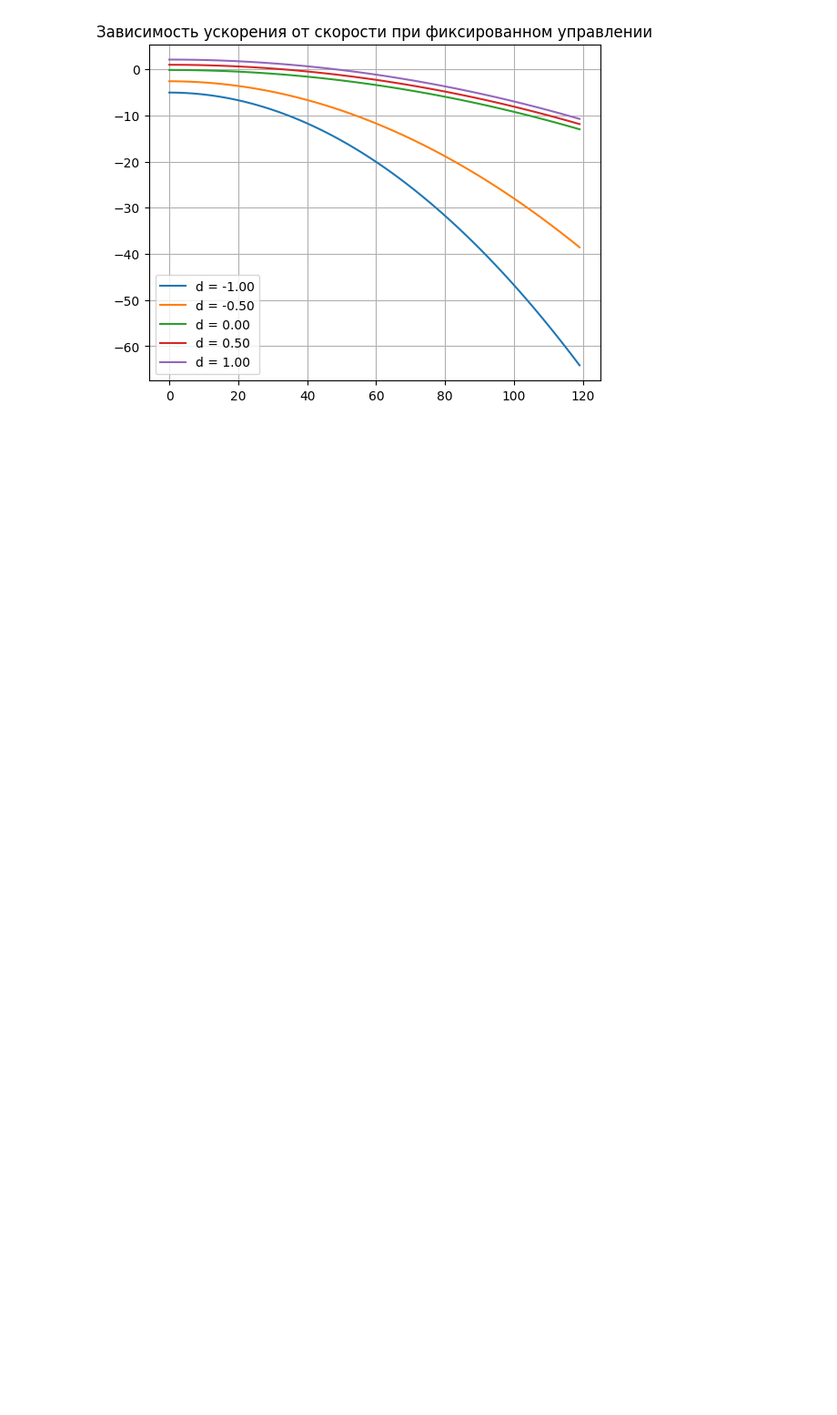
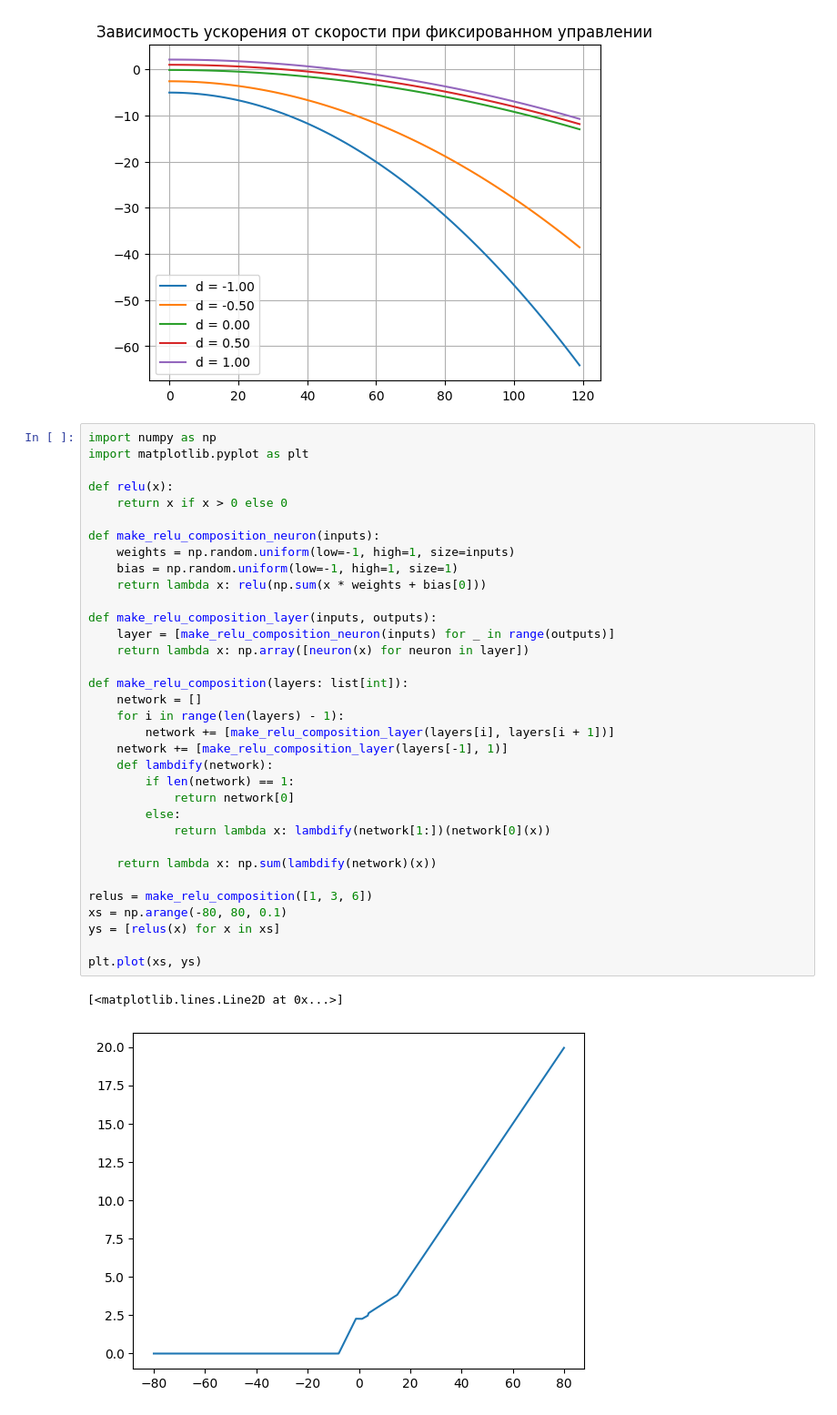
Before and after one commit to artem701/autosim, a Jupyter notebook: doc/autosim.ipynb, the cells around one changed output. Shown: that part at 91% size. Saved outputs shown, nothing was run; the diff lists cells and outputs as text; blank space fills up the shorter version.

```diff
--- a/doc/autosim.ipynb
+++ b/doc/autosim.ipynb
@@ -84,3 +84,40 @@ draw_a_from_v(ds)
 # %% [output]
 [figure]
 [figure]
+# %%
+import numpy as np
+import matplotlib.pyplot as plt
+
+def relu(x):
+    return x if x > 0 else 0
+
+def make_relu_composition_neuron(inputs):
+    weights = np.random.uniform(low=-1, high=1, size=inputs)
+    bias = np.random.uniform(low=-1, high=1, size=1)
+    return lambda x: relu(np.sum(x * weights + bias[0]))
+
+def make_relu_composition_layer(inputs, outputs):
+    layer = [make_relu_composition_neuron(inputs) for _ in range(outputs)]
+    return lambda x: np.array([neuron(x) for neuron in layer])
+
+def make_relu_composition(layers: list[int]):
+    network = []
+    for i in range(len(layers) - 1):
+        network += [make_relu_composition_layer(layers[i], layers[i + 1])]
+    network += [make_relu_composition_layer(layers[-1], 1)]
+    def lambdify(network):
+        if len(network) == 1:
+            return network[0]
+        else:
+            return lambda x: lambdify(network[1:])(network[0](x))
+
+    return lambda x: np.sum(lambdify(network)(x))
+
+relus = make_relu_composition([1, 3, 6])
+xs = np.arange(-80, 80, 0.1)
+ys = [relus(x) for x in xs]
+
+plt.plot(xs, ys)
+# %% [output]
+[<matplotlib.lines.Line2D at 0x...>]
+[figure, added]
```
Also changed, not shown: 6 other files.
